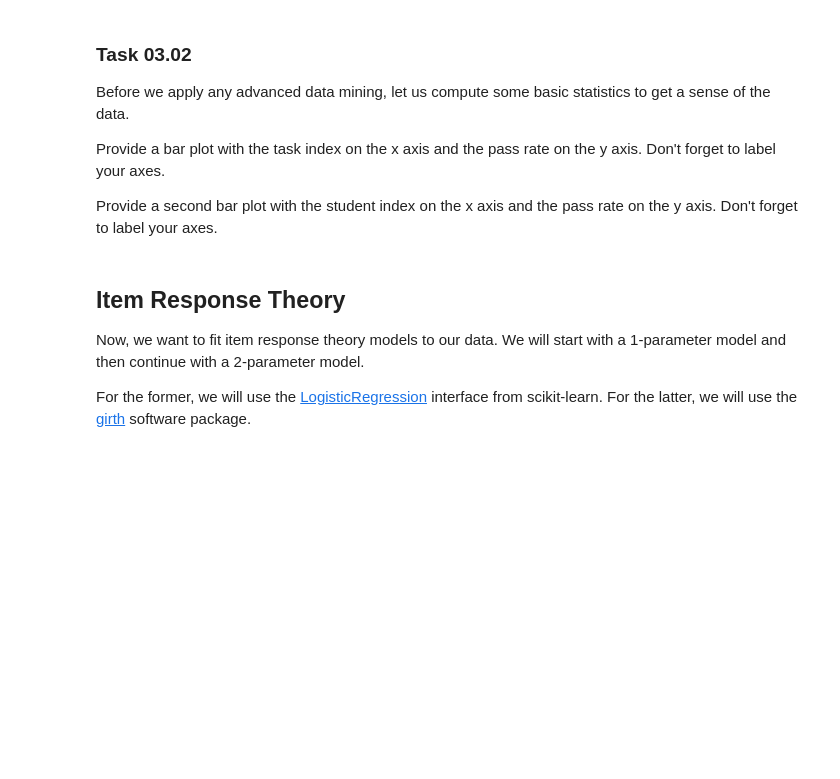
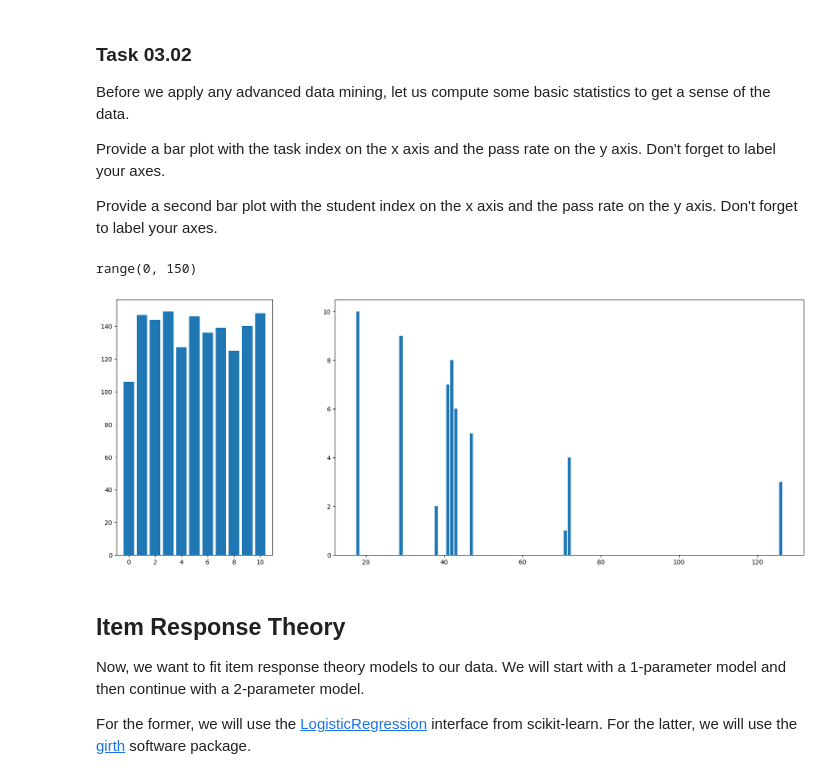
Before and after one commit to ChonsShadow/datamining_24-25, a Jupyter notebook: sheet03/sheet03.ipynb, the cells around one changed output. Saved outputs shown, nothing was run; the diff lists cells and outputs as text; code cells hidden in the pictures; blank space fills up the shorter version.

Commit message:
finished Task 3.02, for which I took way too much time...

```diff
--- a/sheet03/sheet03.ipynb
+++ b/sheet03/sheet03.ipynb
@@ -62,6 +82,17 @@ Before we apply any advanced data mining, let us compute some basic statistics t
 Provide a bar plot with the task index on the x axis and the pass rate on the y axis. Don't forget to label your axes.
 
 Provide a second bar plot with the student index on the x axis and the pass rate on the y axis. Don't forget to label your axes.
+# %%
+success_per_task = np.sum(X, axis=0)
+success_per_student = np.sum(X, axis=1)
+
+# no idea why the bar plot with the student successes looks like it does
+fig, (student_plot, exercise_plot) = plt.subplots(1, 2, width_ratios=[1,3], figsize=(20, 7.5))
+student_plot.bar(success_per_student, range(N))
+exercise_plot.bar(success_per_task, range(m))
+# %% [output]
+range(0, 150)
+[figure, added]
 # %% [markdown]
 ## Item Response Theory
 
```
Also changed, not shown: parts of 1 cell of this notebook.
